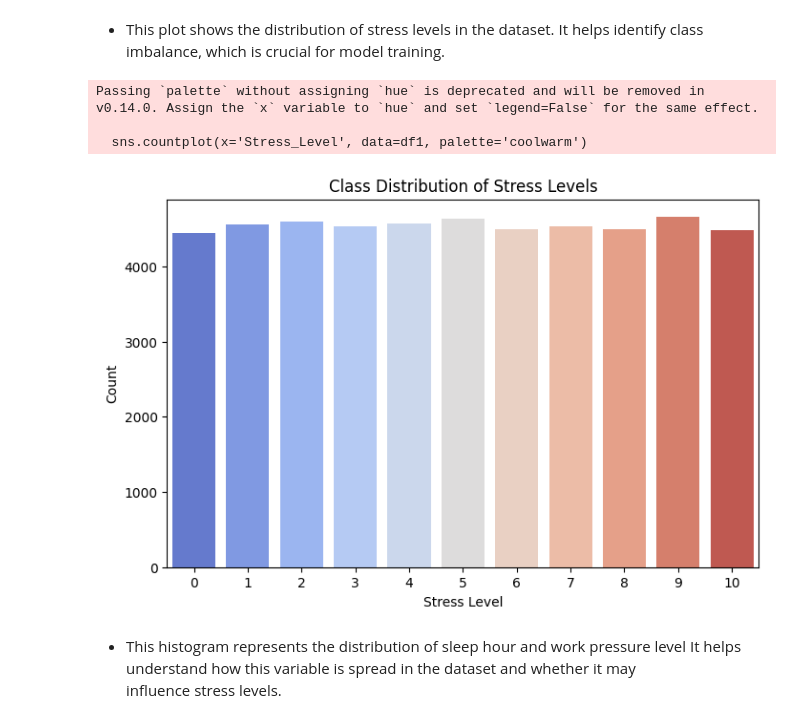
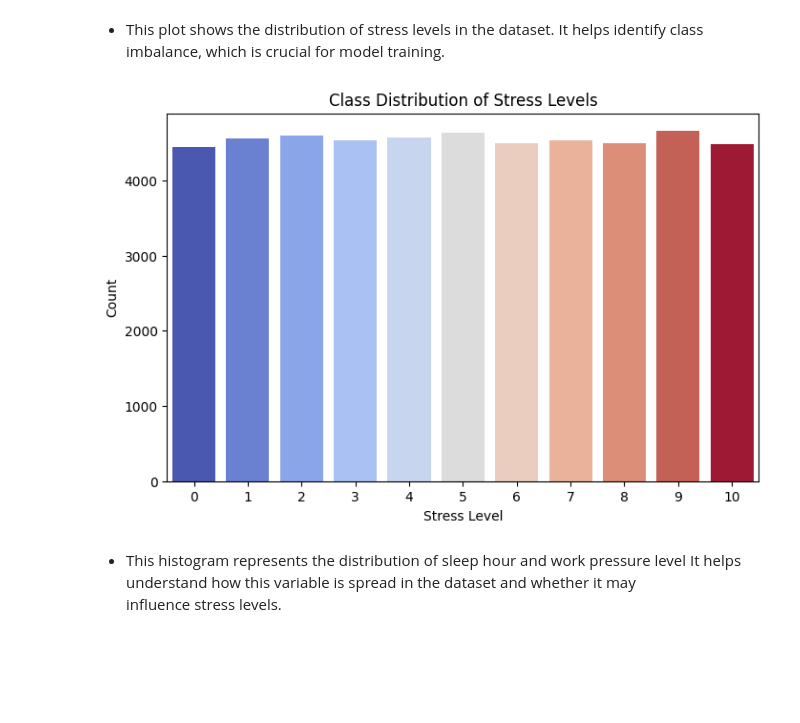
Before and after one commit to SanaAlotaibi/DataMiningProject, a Jupyter notebook: phase2.ipynb, the cells around one changed output. Drawn from its saved outputs; the diff is of its cells as text; code cells hidden in the pictures; blank space fills up the shorter version.

```diff
--- a/phase2.ipynb
+++ b/phase2.ipynb
@@ -72,16 +72,13 @@ max      100.00000     65.000000     10.000000
 - This plot shows the distribution of stress levels in the dataset. It helps identify class imbalance, which is crucial for model training.
 # %%
 plt.figure(figsize=(8, 5))
-sns.countplot(x='Stress_Level', data=df1, palette='coolwarm')
+sns.countplot(x='Stress_Level', data=df1, hue='Stress_Level', palette='coolwarm', legend=False)
 plt.title("Class Distribution of Stress Levels")
 plt.xlabel("Stress Level")
 plt.ylabel("Count")
 plt.show()
 # %% [output]
-Passing `palette` without assigning `hue` is deprecated and will be removed in v0.14.0. Assign the `x` variable to `hue` and set `legend=False` for the same effect.
-
-  sns.countplot(x='Stress_Level', data=df1, palette='coolwarm')
-[figure, old version]
+[figure, new version]
 # %% [markdown]
 - This histogram represents the distribution of sleep hour and work pressure level It helps understand how this variable is spread in the dataset and whether it may influence stress levels.
 # %%
```
